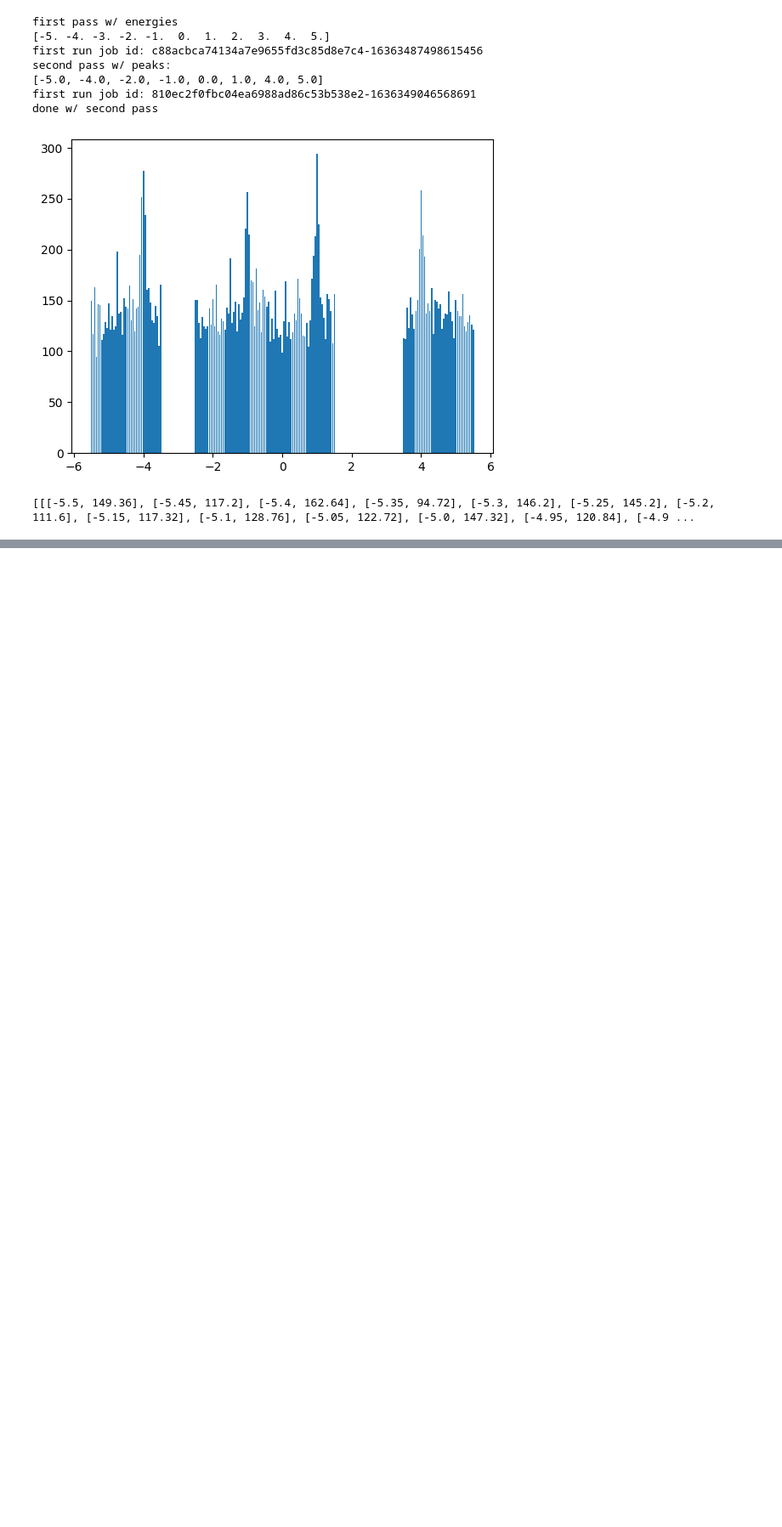
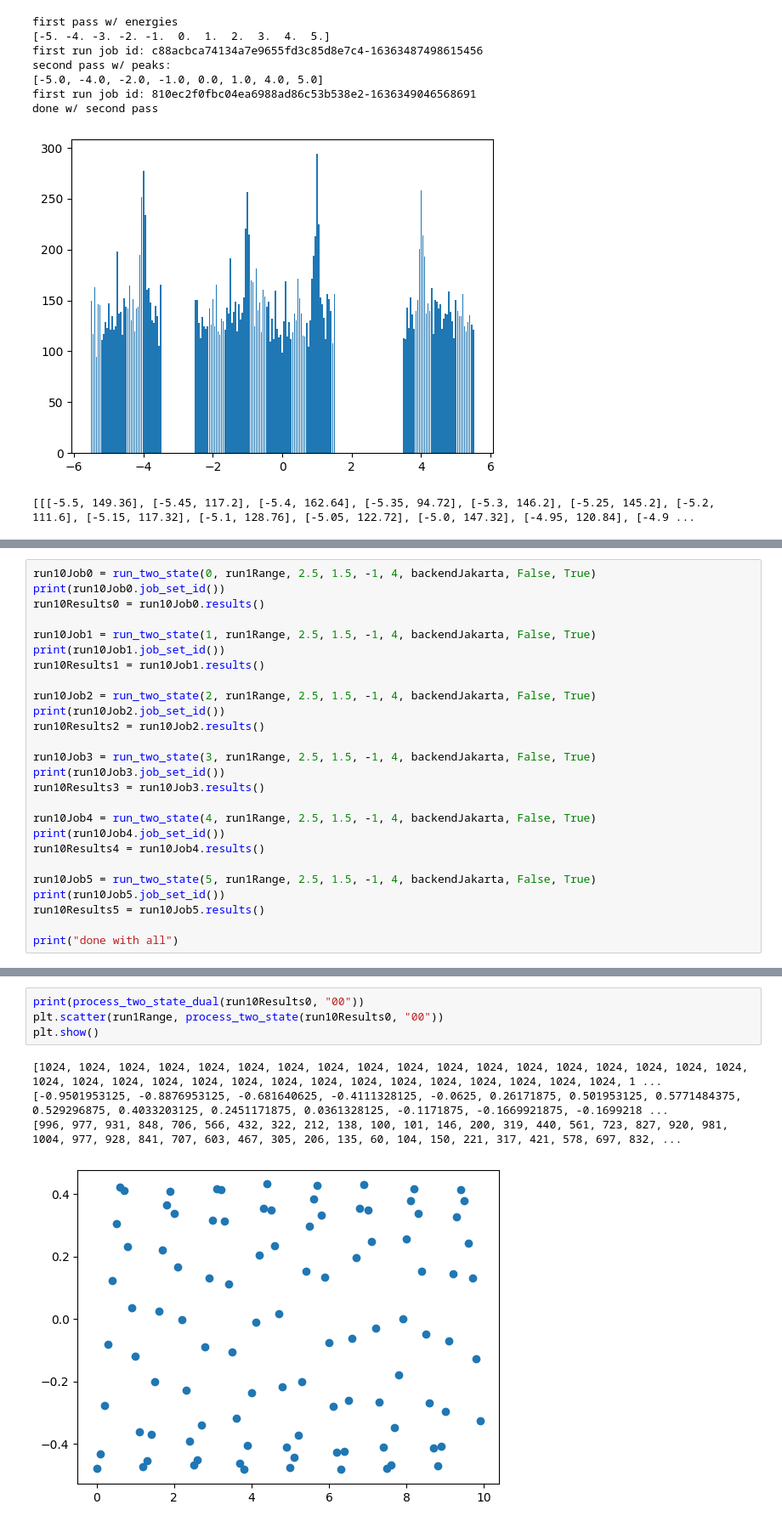
Before and after one commit to constantlyPlanck/2QubitRodeo, a Jupyter notebook: 2Qubit.ipynb, the cells around one changed output, grey strips where cells are left out. Shown at 85% size. Drawn from its saved outputs; the diff is of its cells as text; blank space fills up the shorter version.

```diff
--- a/2Qubit.ipynb
+++ b/2Qubit.ipynb
@@ -765,0 +806,26 @@ done w/ second pass
+# %%
+run10Job0 = run_two_state(0, run1Range, 2.5, 1.5, -1, 4, backendJakarta, False, True)
+print(run10Job0.job_set_id())
+run10Results0 = run10Job0.results()
+
+run10Job1 = run_two_state(1, run1Range, 2.5, 1.5, -1, 4, backendJakarta, False, True)
+print(run10Job1.job_set_id())
+run10Results1 = run10Job1.results()
+
+run10Job2 = run_two_state(2, run1Range, 2.5, 1.5, -1, 4, backendJakarta, False, True)
+print(run10Job2.job_set_id())
+run10Results2 = run10Job2.results()
+
+run10Job3 = run_two_state(3, run1Range, 2.5, 1.5, -1, 4, backendJakarta, False, True)
+print(run10Job3.job_set_id())
+run10Results3 = run10Job3.results()
+
+run10Job4 = run_two_state(4, run1Range, 2.5, 1.5, -1, 4, backendJakarta, False, True)
+print(run10Job4.job_set_id())
+run10Results4 = run10Job4.results()
+
+run10Job5 = run_two_state(5, run1Range, 2.5, 1.5, -1, 4, backendJakarta, False, True)
+print(run10Job5.job_set_id())
+run10Results5 = run10Job5.results()
+
+print("done with all")
@@ -765,0 +840,9 @@ done w/ second pass
+# %%
+print(process_two_state_dual(run10Results0, "00"))
+plt.scatter(run1Range, process_two_state(run10Results0, "00"))
+plt.show()
+# %% [output]
+[1024, 1024, 1024, 1024, 1024, 1024, 1024, 1024, 1024, 1024, 1024, 1024, 1024, 1024, 1024, 1024, 1024, 1024, 1024, 1024, 1024, 1024, 1024, 1024, 1024, 1024, 1024, 1024, 1024, 1024, 1024, 1024, 1024, 1 ...
+[-0.9501953125, -0.8876953125, -0.681640625, -0.4111328125, -0.0625, 0.26171875, 0.501953125, 0.5771484375, 0.529296875, 0.4033203125, 0.2451171875, 0.0361328125, -0.1171875, -0.1669921875, -0.1699218 ...
+[996, 977, 931, 848, 706, 566, 432, 322, 212, 138, 100, 101, 146, 200, 319, 440, 561, 723, 827, 920, 981, 1004, 977, 928, 841, 707, 603, 467, 305, 206, 135, 60, 104, 150, 221, 317, 421, 578, 697, 832, ...
+[figure, added]
```
Also changed, not shown: parts of 35 cells of this notebook.
